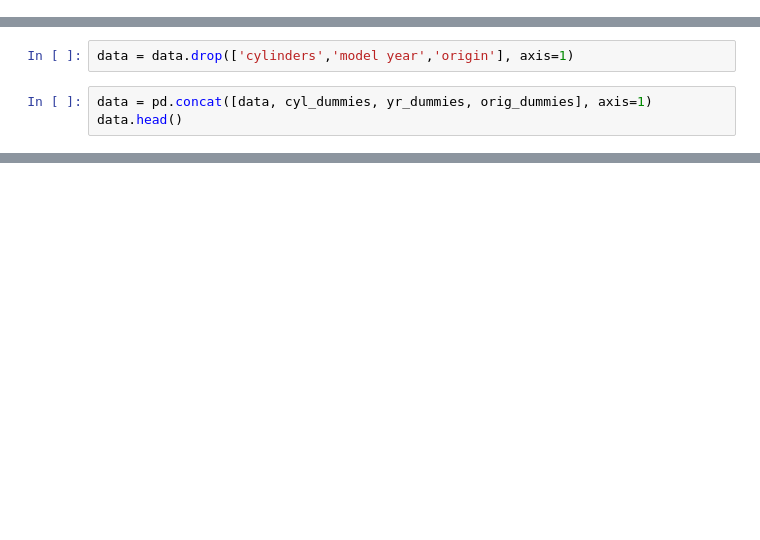
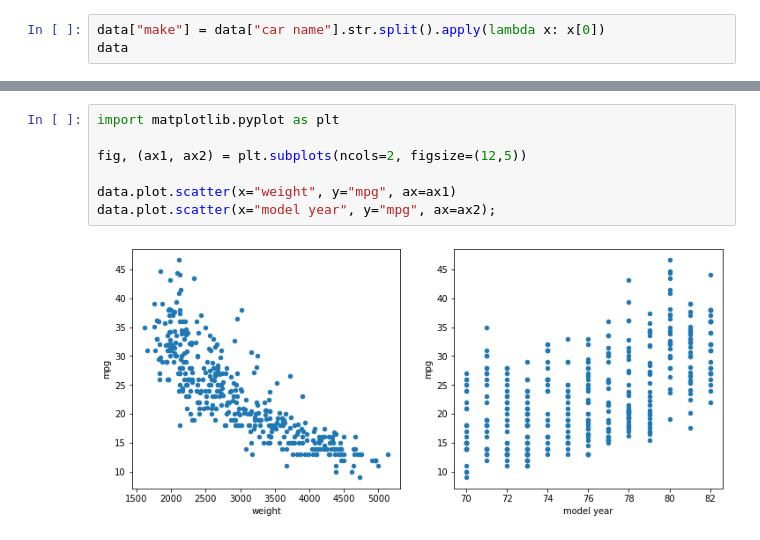
Before and after one commit to learn-co-curriculum/dsc-categorical-variables-regression, a Jupyter notebook: index.ipynb, the cells around one changed output, grey strips where cells are left out. Drawn from its saved outputs; the diff is of its cells as text; blank space fills up the shorter version.

```diff
--- a/index.ipynb
+++ b/index.ipynb
@@ -31,0 +39,3 @@ data.head()
+# %%
+data["make"] = data["car name"].str.split().apply(lambda x: x[0])
+data
@@ -294,5 +77,0 @@ Next, let's remove the original columns from our data and add the dummy columns
-# %%
-data = data.drop(['cylinders','model year','origin'], axis=1)
-# %%
-data = pd.concat([data, cyl_dummies, yr_dummies, orig_dummies], axis=1)
-data.head()
@@ -309,0 +92,9 @@ Great! In this lesson, you learned about categorical variables and how they are
+# %%
+import matplotlib.pyplot as plt
+
+fig, (ax1, ax2) = plt.subplots(ncols=2, figsize=(12,5))
+
+data.plot.scatter(x="weight", y="mpg", ax=ax1)
+data.plot.scatter(x="model year", y="mpg", ax=ax2);
+# %% [output]
+[figure, added]
```
Also changed, not shown: parts of 105 cells of this notebook, 4 other files.
